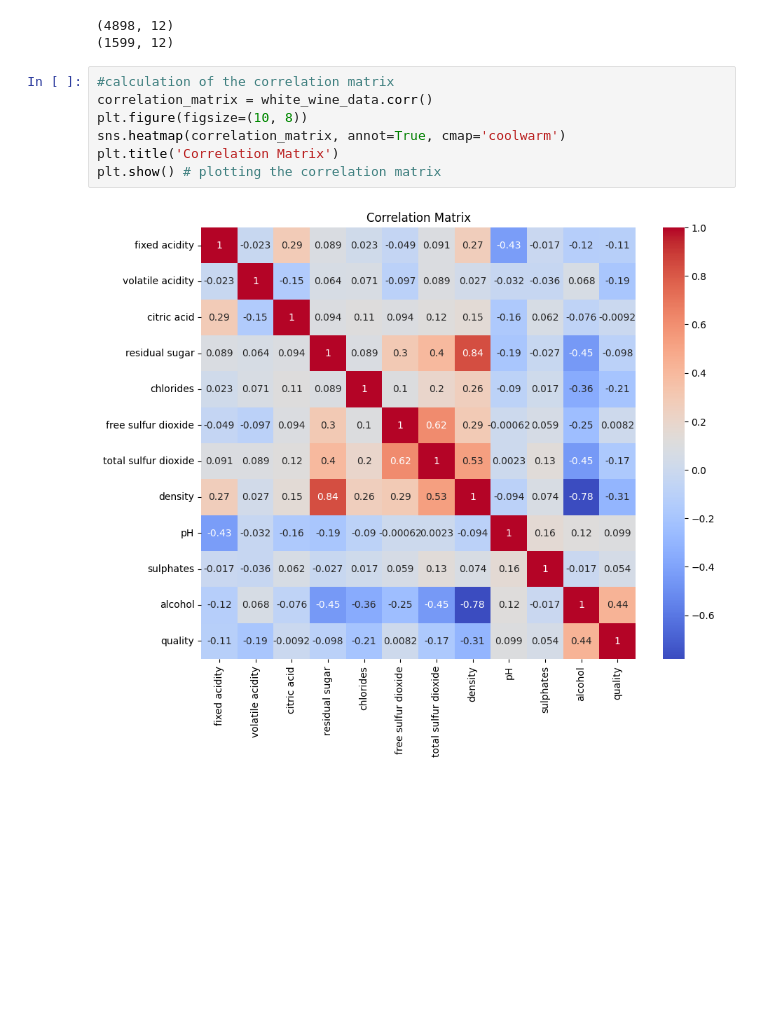
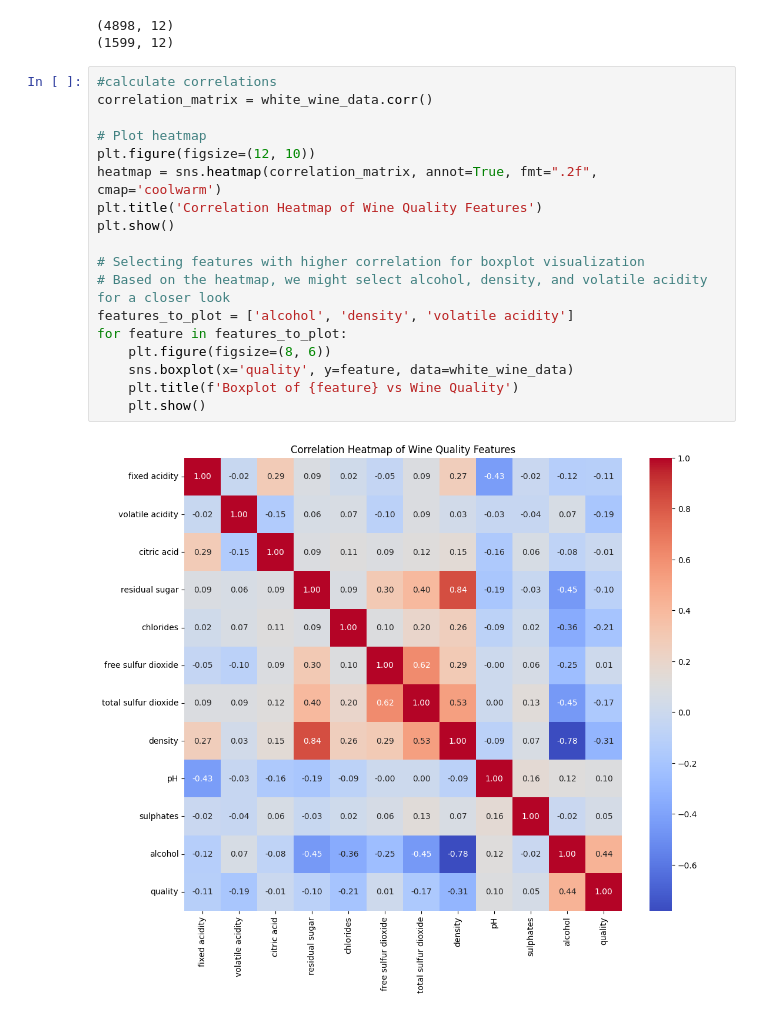
Before and after one commit to LacoutierePaul/TD4_ExplainabilityIA, a Jupyter notebook: main.ipynb, the cells around one changed output. Drawn from its saved outputs; the diff is of its cells as text; blank space fills up the shorter version.

```diff
--- a/main.ipynb
+++ b/main.ipynb
@@ -14,12 +14,23 @@ print(red_wine_data.shape)
 # %% [output]
 (4898, 12)
 (1599, 12)
-# %%
-#calculation of the correlation matrix
-correlation_matrix = white_wine_data.corr()
-plt.figure(figsize=(10, 8))
-sns.heatmap(correlation_matrix, annot=True, cmap='coolwarm')
-plt.title('Correlation Matrix')
-plt.show() # plotting the correlation matrix
-# %% [output]
-[figure, removed]
+# %%
+#calculate correlations
+correlation_matrix = white_wine_data.corr()
+
+# Plot heatmap
+plt.figure(figsize=(12, 10))
+heatmap = sns.heatmap(correlation_matrix, annot=True, fmt=".2f", cmap='coolwarm')
+plt.title('Correlation Heatmap of Wine Quality Features')
+plt.show()
+
+# Selecting features with higher correlation for boxplot visualization
+# Based on the heatmap, we might select alcohol, density, and volatile acidity for a closer look
+features_to_plot = ['alcohol', 'density', 'volatile acidity']
+for feature in features_to_plot:
+    plt.figure(figsize=(8, 6))
+    sns.boxplot(x='quality', y=feature, data=white_wine_data)
+    plt.title(f'Boxplot of {feature} vs Wine Quality')
+    plt.show()
+# %% [output]
+[figure, added]
```
Also changed, not shown: parts of 2 cells of this notebook.
